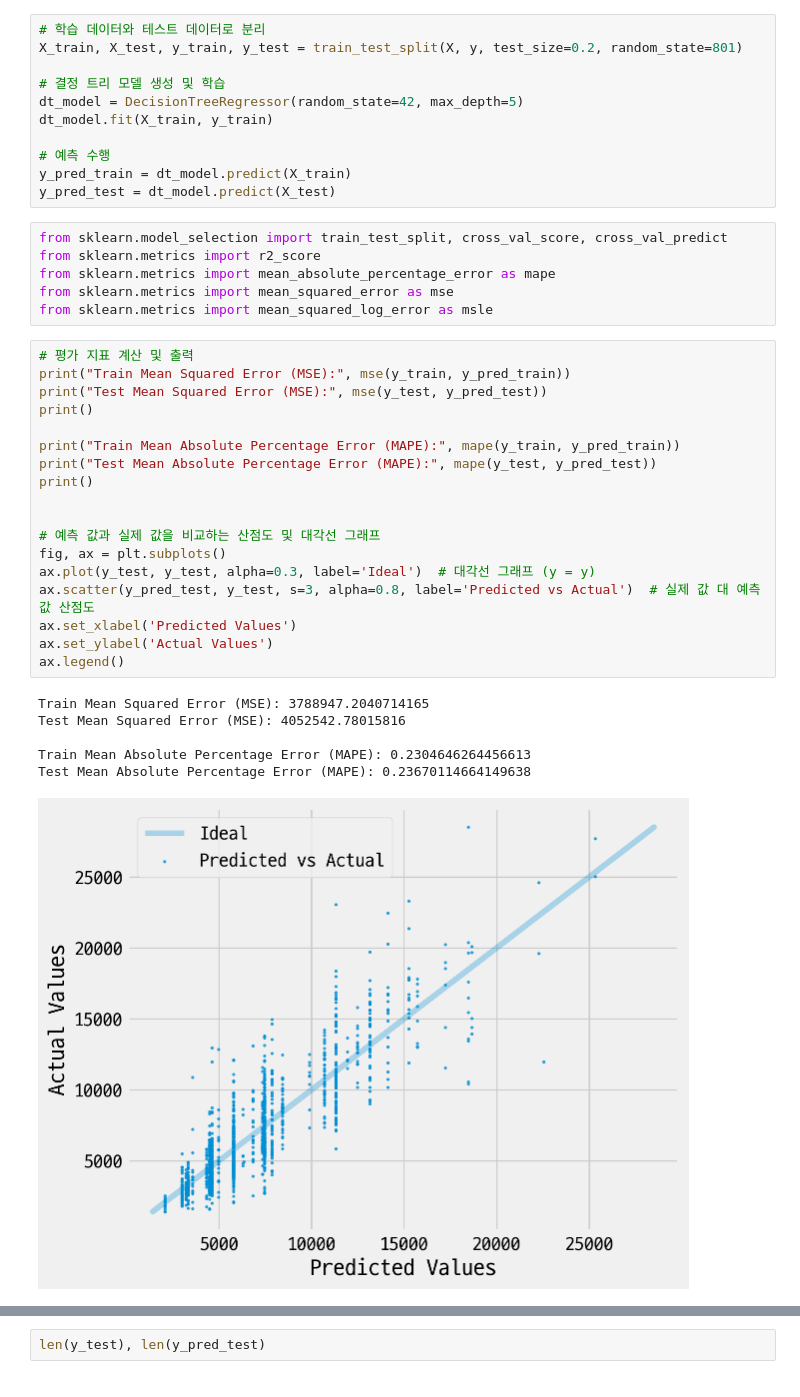
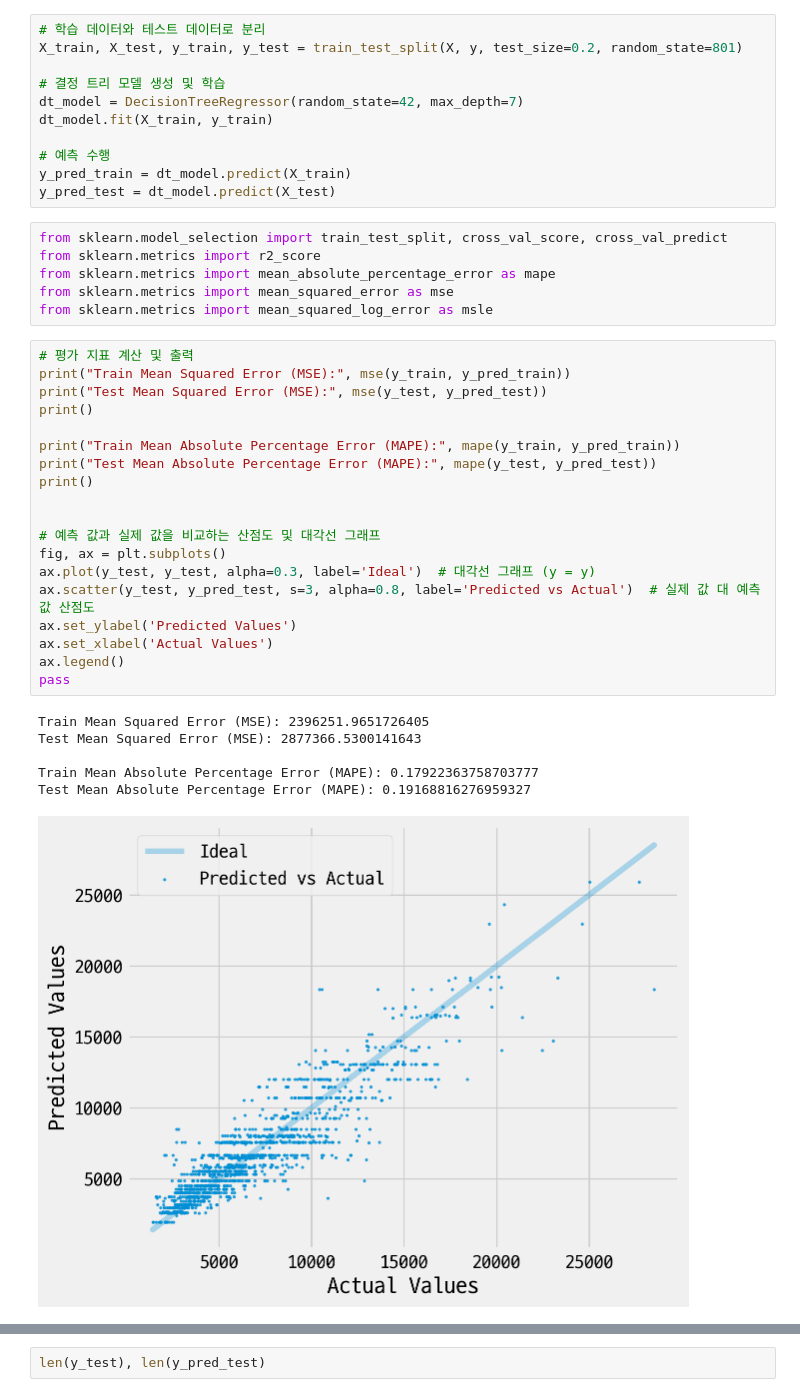
Before and after one commit to WASSUP-AIModel-3rd-Project1/Project-1, a Jupyter notebook: research/240620_how_to_fill_missing_with_dt.ipynb, the cells around one changed output, grey strips where cells are left out. Cells and saved outputs as stored; diff of their text form.

```diff
--- a/research/240620_how_to_fill_missing_with_dt.ipynb
+++ b/research/240620_how_to_fill_missing_with_dt.ipynb
@@ -257,7 +257,7 @@ y = df_nonan[target_col]
 X_train, X_test, y_train, y_test = train_test_split(X, y, test_size=0.2, random_state=801)
 
 # 결정 트리 모델 생성 및 학습
-dt_model = DecisionTreeRegressor(random_state=42, max_depth=5)
+dt_model = DecisionTreeRegressor(random_state=42, max_depth=7)
 dt_model.fit(X_train, y_train)
 
 # 예측 수행
@@ -272,25 +272,26 @@ from sklearn.metrics import mean_squared_log_error as msle
 # %%
 # 평가 지표 계산 및 출력
 print("Train Mean Squared Error (MSE):", mse(y_train, y_pred_train))
 print("Test Mean Squared Error (MSE):", mse(y_test, y_pred_test))
 print()
 
 print("Train Mean Absolute Percentage Error (MAPE):", mape(y_train, y_pred_train))
 print("Test Mean Absolute Percentage Error (MAPE):", mape(y_test, y_pred_test))
 print()
 
 
 # 예측 값과 실제 값을 비교하는 산점도 및 대각선 그래프
 fig, ax = plt.subplots()
 ax.plot(y_test, y_test, alpha=0.3, label='Ideal')  # 대각선 그래프 (y = y)
-ax.scatter(y_pred_test, y_test, s=3, alpha=0.8, label='Predicted vs Actual')  # 실제 값 대 예측 값 산점도
-ax.set_xlabel('Predicted Values')
-ax.set_ylabel('Actual Values')
+ax.scatter(y_test, y_pred_test, s=3, alpha=0.8, label='Predicted vs Actual')  # 실제 값 대 예측 값 산점도
+ax.set_ylabel('Predicted Values')
+ax.set_xlabel('Actual Values')
 ax.legend()
+pass
 # %% [output]
-Train Mean Squared Error (MSE): 3788947.2040714165
-Test Mean Squared Error (MSE): 4052542.78015816
+Train Mean Squared Error (MSE): 2396251.9651726405
+Test Mean Squared Error (MSE): 2877366.5300141643
 
-Train Mean Absolute Percentage Error (MAPE): 0.2304646264456613
-Test Mean Absolute Percentage Error (MAPE): 0.23670114664149638
+Train Mean Absolute Percentage Error (MAPE): 0.17922363758703777
+Test Mean Absolute Percentage Error (MAPE): 0.19168816276959327
-[figure, old version]
+[figure, new version]
```
Also changed, not shown: parts of 2 cells of this notebook, 2 other files.
